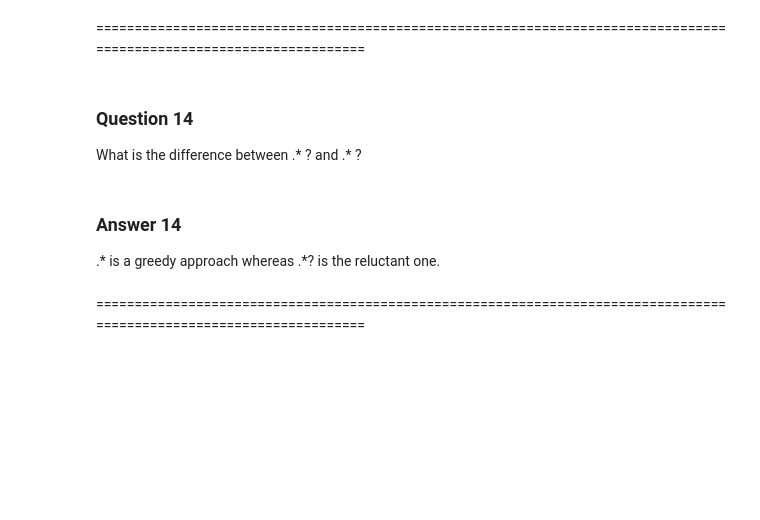
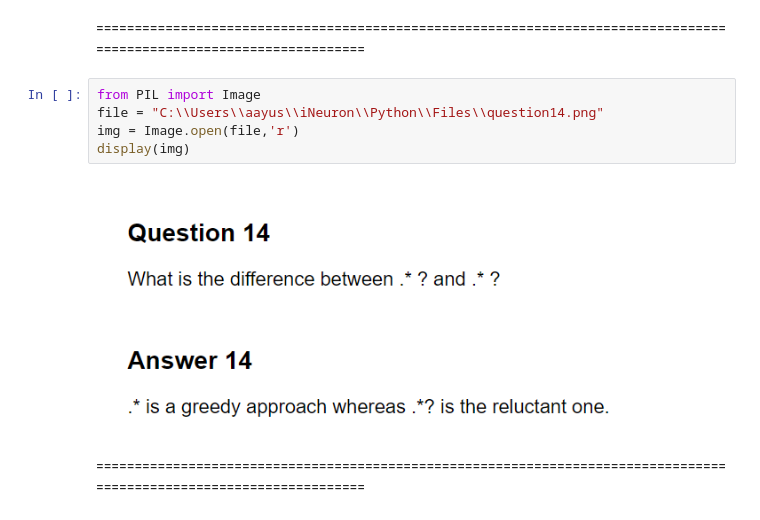
Before and after one commit to Aayushi-Vishwakarma/Assignments, a Jupyter notebook: 01_PythonBasicAssignment/Assignment_07_solution.ipynb, the cells around one changed output. Saved outputs shown, nothing was run; the diff lists cells and outputs as text; blank space fills up the shorter version.

```diff
--- a/01_PythonBasicAssignment/Assignment_07_solution.ipynb
+++ b/01_PythonBasicAssignment/Assignment_07_solution.ipynb
@@ -127,12 +127,13 @@ What do means by \D, \W, and \S shorthand character classes signify in regular e
 \S - matches for not a whitespace or a tab or a newline.
 # %% [markdown]
 =====================================================================================================================
-# %% [markdown]
-### Question 14
-What is the difference between .* ? and .* ?
-# %% [markdown]
-### Answer 14
-.* is a greedy approach whereas .*? is the reluctant one.
+# %%
+from PIL import Image
+file = "C:\\Users\\aayus\\iNeuron\\Python\\Files\\question14.png"
+img = Image.open(file,'r')
+display(img)
+# %% [output]
+[figure, added]
 # %% [markdown]
 =====================================================================================================================
 # %% [markdown]
```
